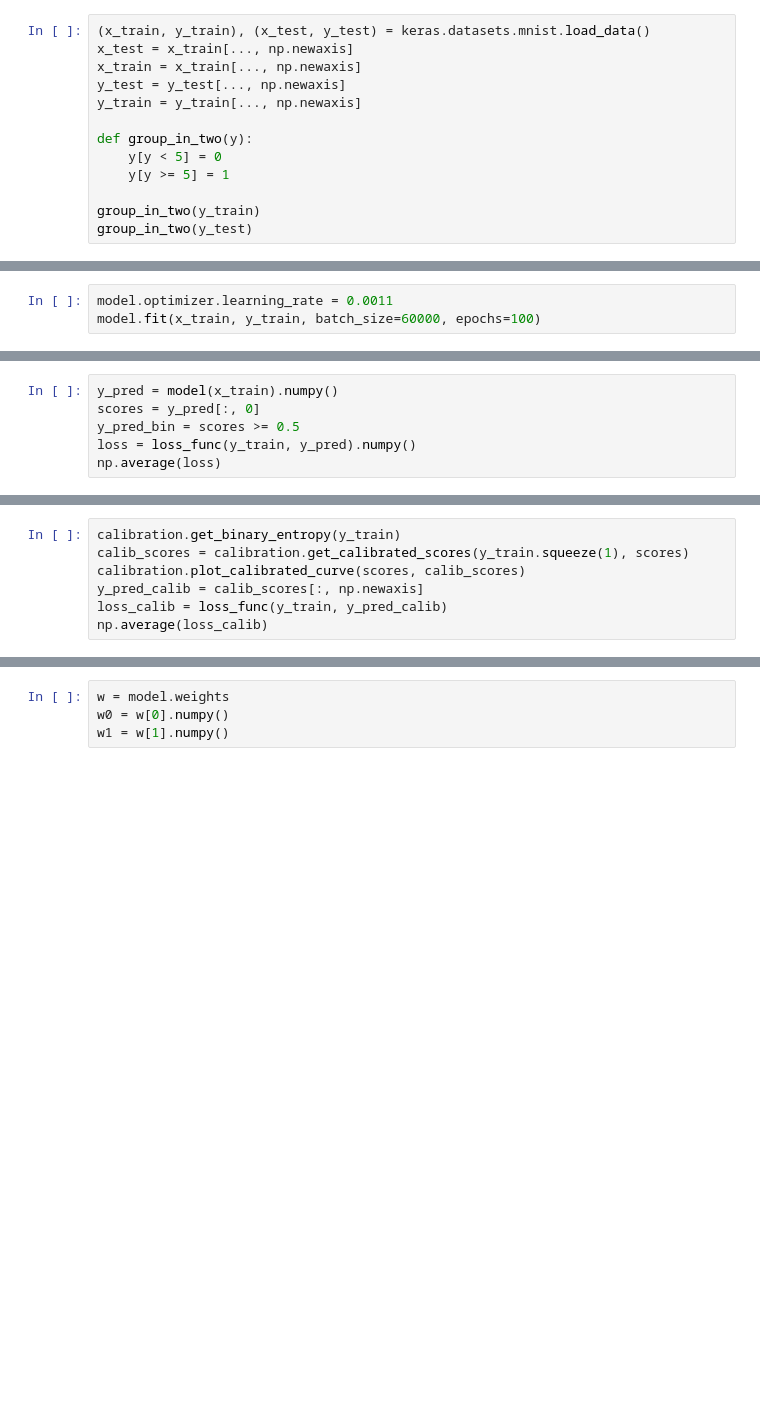
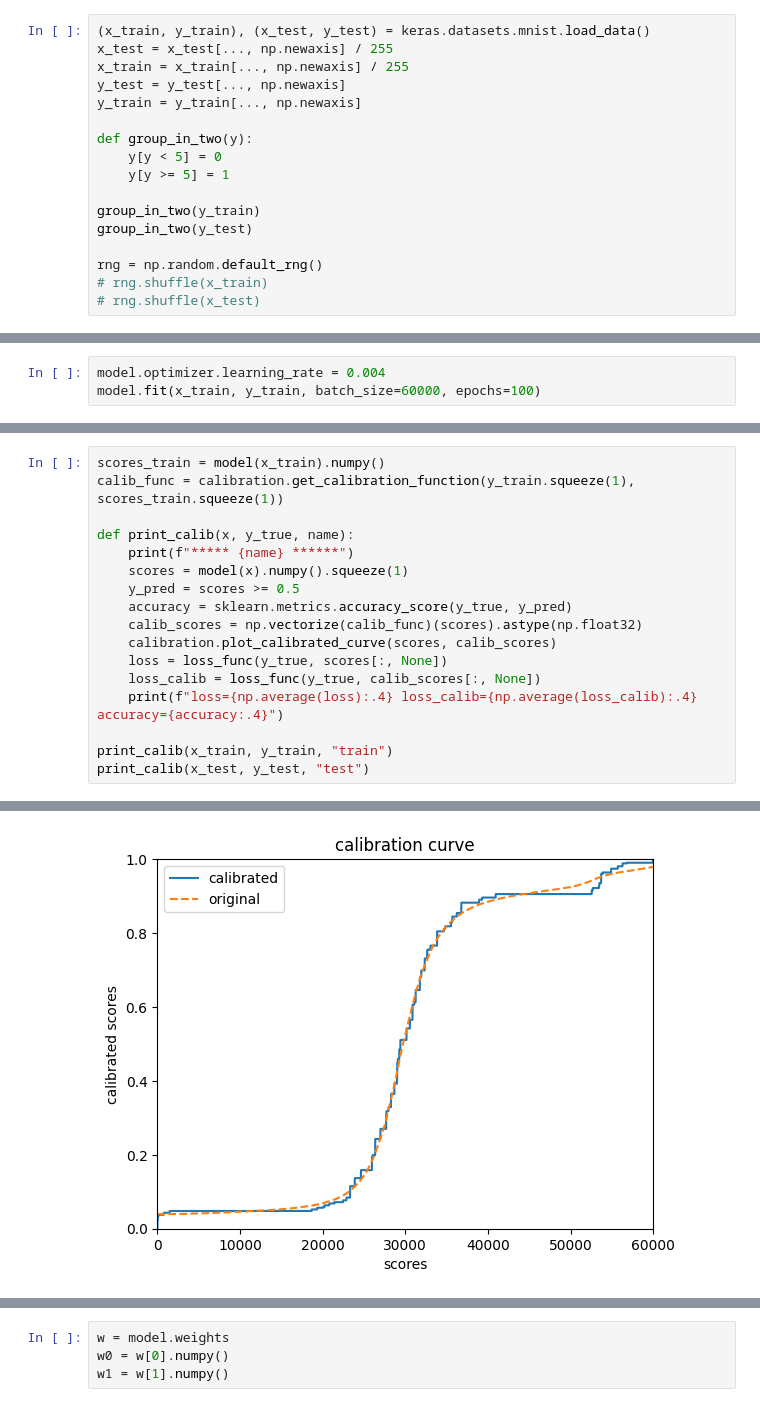
Before and after one commit to spometun/live_net, a Jupyter notebook: check_prob.ipynb, the cells around one changed output, grey strips where cells are left out. Drawn from its saved outputs; the diff is of its cells as text; blank space fills up the shorter version.

```diff
--- a/check_prob.ipynb
+++ b/check_prob.ipynb
@@ -22,7 +13,7 @@ To enable them in other operations, rebuild TensorFlow with the appropriate comp
 # %%
 (x_train, y_train), (x_test, y_test) = keras.datasets.mnist.load_data()
-x_test = x_train[..., np.newaxis]
-x_train = x_train[..., np.newaxis]
+x_test = x_test[..., np.newaxis] / 255
+x_train = x_train[..., np.newaxis] / 255
 y_test = y_test[..., np.newaxis]
 y_train = y_train[..., np.newaxis]
 
@@ -32,6 +23,10 @@ def group_in_two(y):
 
 group_in_two(y_train)
 group_in_two(y_test)
+
+rng = np.random.default_rng()
+# rng.shuffle(x_train)
+# rng.shuffle(x_test)
 # %%
 input_shape = x_train.shape[1:3]
 model = keras.Sequential([
@@ -61,5 +80,5 @@ model.compile(loss=loss_func, optimizer=optimizer)
 # %%
-model.optimizer.learning_rate = 0.0011
+model.optimizer.learning_rate = 0.004
 model.fit(x_train, y_train, batch_size=60000, epochs=100)
 # %% [output]
 Epoch 1/100
@@ -82,7 +101 @@ Epoch 100/100
 <keras.callbacks.History at 0x...>
-# %%
-y_pred = model(x_train).numpy()
-scores = y_pred[:, 0]
-y_pred_bin = scores >= 0.5
-loss = loss_func(y_train, y_pred).numpy()
-np.average(loss)
@@ -95,7 +101,0 @@ sklearn.metrics.accuracy_score(y_train, y_pred_bin)
-# %%
-calibration.get_binary_entropy(y_train)
-calib_scores = calibration.get_calibrated_scores(y_train.squeeze(1), scores)
-calibration.plot_calibrated_curve(scores, calib_scores)
-y_pred_calib = calib_scores[:, np.newaxis]
-loss_calib = loss_func(y_train, y_pred_calib)
-np.average(loss_calib)
@@ -104,0 +119,18 @@ np.average(loss_calib)
+# %%
+scores_train = model(x_train).numpy()
+calib_func = calibration.get_calibration_function(y_train.squeeze(1), scores_train.squeeze(1))
+
+def print_calib(x, y_true, name):
+    print(f"***** {name} ******")
+    scores = model(x).numpy().squeeze(1)
+    y_pred = scores >= 0.5
+    accuracy = sklearn.metrics.accuracy_score(y_true, y_pred)
+    calib_scores = np.vectorize(calib_func)(scores).astype(np.float32)
+    calibration.plot_calibrated_curve(scores, calib_scores)
+    loss = loss_func(y_true, scores[:, None])
+    loss_calib = loss_func(y_true, calib_scores[:, None])
+    print(f"loss={np.average(loss):.4} loss_calib={np.average(loss_calib):.4} accuracy={accuracy:.4}")
+
+print_calib(x_train, y_train, "train")
+print_calib(x_test, y_test, "test")
+# %% [output]
@@ -104,0 +138 @@ np.average(loss_calib)
+[figure, added]
```
Also changed, not shown: parts of 8 cells of this notebook, 1 other file.
